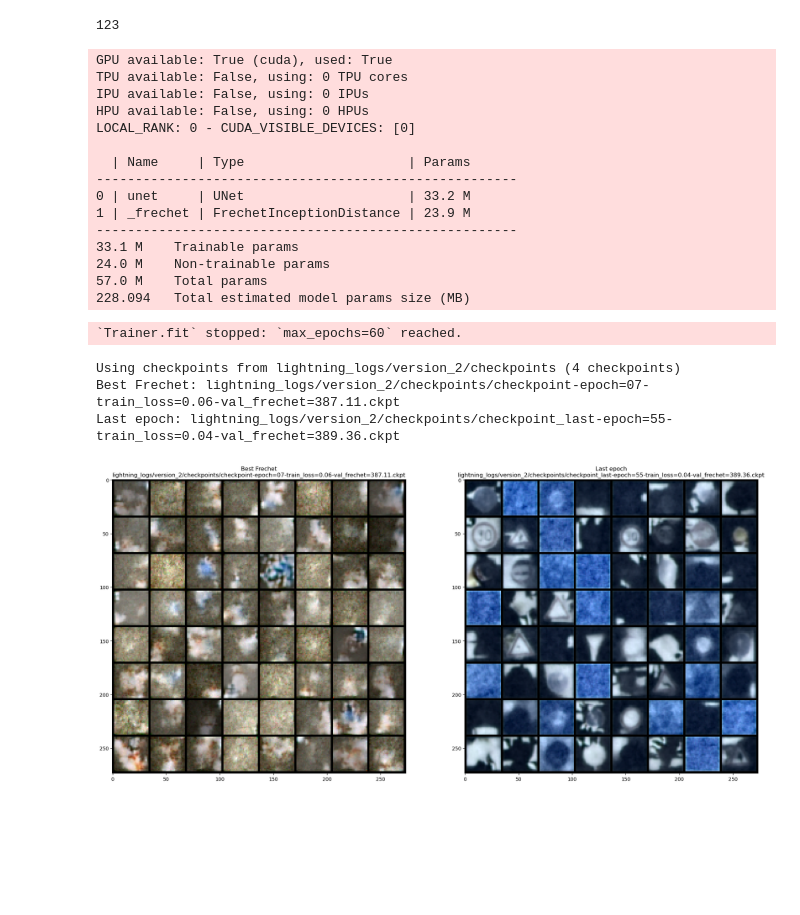
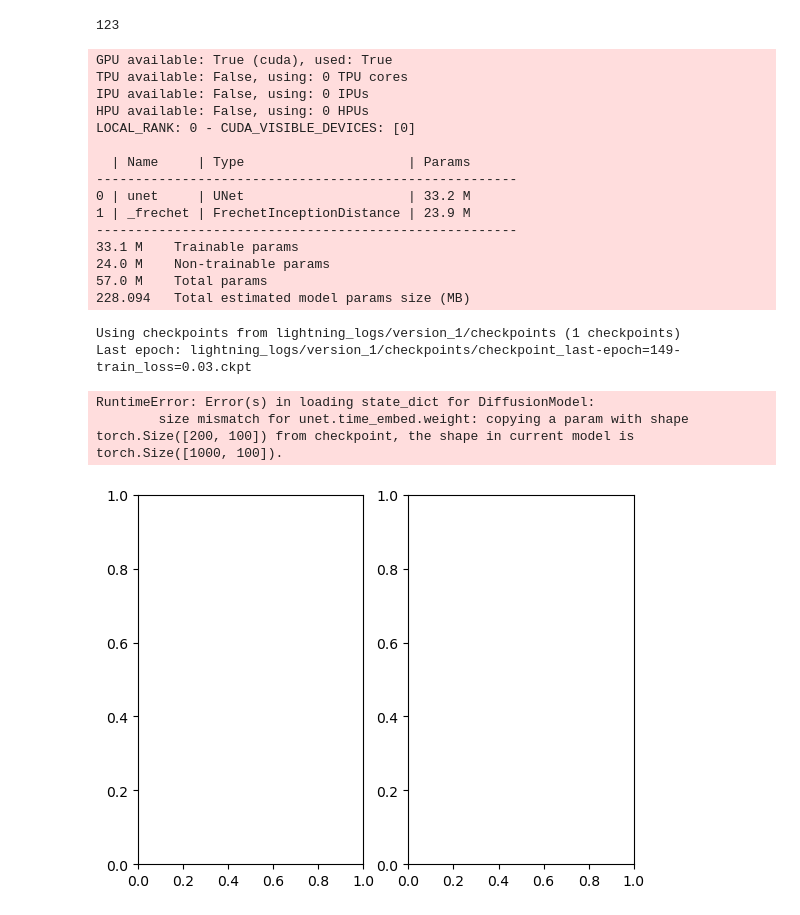
Before and after one commit to SNURTEL/24l-ssne, a Jupyter notebook: proj4/piatek_owienko_schafer_miniproject4.ipynb, the cells around one changed output. Cells and saved outputs as stored; diff of their text form; code cells hidden in the pictures; blank space fills up the shorter version.

```diff
--- a/proj4/piatek_owienko_schafer_miniproject4.ipynb
+++ b/proj4/piatek_owienko_schafer_miniproject4.ipynb
@@ -176,7 +176,7 @@ class UNet(nn.Module):
         self.time_embed.weight.data = sinusoidal_embedding(n_steps, time_emb_dim)
         self.time_embed.requires_grad_(False)
 
-        self.te0d = self._make_te(time_emb_dim, 3)
+        self.te0d = self._make_te(time_emb_dim, n_channels)
         self.inc = (DoubleConv(n_channels, 64))
         self.te1d = self._make_te(time_emb_dim, 64)
         self.down1 = (Down(64, 128))
@@ -237,7 +237,7 @@ class DiffusionModel(pl.LightningModule):
         n_samples, _, _, _ = x.shape
         a_bar = self.alpha_bars[t]
         noise = noise if noise is not None else torch.randn(*x.shape).to(self.device)
-        corrupted = a_bar.sqrt().reshape(n_samples, 1, 1, 1) * x + (1 - a_bar).sqrt().reshape(n_samples, 1, 1, 1) * noise
+        corrupted = a_bar.sqrt() * x + (1 - a_bar).sqrt() * noise
         return corrupted
 
     def forward(self, x, t, noise=None) -> Any:
@@ -247,6 +247,9 @@ class DiffusionModel(pl.LightningModule):
         return self.unet(x, t)
 
     def generate1(self, n_images):
+        return self._denormalize1(self._generate1(n_images))
+
+    def _generate1(self, n_images):
         with torch.no_grad():
             x = torch.randn(n_images, 3, 32, 32).to(device)
             for t in reversed(range(self.n_steps)):
@@ -272,7 +275,7 @@ class DiffusionModel(pl.LightningModule):
                     # Adding some more noise like in Langevin Dynamics fashion
                     x = x + sigma_t * z
 
-            return self._denormalize1(x)
+            return x
 
 
     def training_step(self, batch, batch_idx):
@@ -296,12 +299,12 @@ class DiffusionModel(pl.LightningModule):
         optimizer = torch.optim.Adam(self.parameters(), lr=0.001)
         return optimizer
 
-    def validation_step(self, batch, batch_idx) -> Optional[STEP_OUTPUT]:
-        n_steps = 40
-        images, _ = batch
-        distance = self.calc_frechet(images=images, n_steps=n_steps)
-        self.log(f"val_frechet", distance)
-        return distance
+    # def validation_step(self, batch, batch_idx) -> Optional[STEP_OUTPUT]:
+    #     n_steps = 40
+    #     images, _ = batch
+    #     distance = self.calc_frechet(images=images, n_steps=n_steps)
+    #     self.log(f"val_frechet", distance)
+    #     return distance
 
     def calc_frechet(self, images, n_steps):
         """Expecting input to be normalized [-1, 1]"""
@@ -359,28 +362,29 @@ if CHECKPOINT:
 else:
     model = DiffusionModel(UNet(3, n_steps=1000, time_emb_dim=100), betas_min=1e-4, betas_max=0.02, n_steps=1000).to(device)
 
-best_frechet_callback = ModelCheckpoint(
-    save_top_k=3,
-    monitor="val_frechet",
-    mode="min",
-    filename="checkpoint-{epoch:02d}-{train_loss:.2f}-{val_frechet:.2f}",
-)
+# best_frechet_callback = ModelCheckpoint(
+#     save_top_k=3,
+#     monitor="val_frechet",
+#     mode="min",
+#     filename="checkpoint-{epoch:02d}-{train_loss:.2f}-{val_frechet:.2f}",
+# )
 
 last_epoch_callback = ModelCheckpoint(
     save_top_k=1,
     monitor="epoch",
     mode="max",
-    filename="checkpoint_last-{epoch:02d}-{train_loss:.2f}-{val_frechet:.2f}",
+    filename="checkpoint_last-{epoch:02d}-{train_loss:.2f}",
+    # filename="checkpoint_last-{epoch:02d}-{train_loss:.2f}-{val_frechet:.2f}",
 )
 
 trainer = pl.Trainer(
-    max_epochs=60,
+    max_epochs=2,
     callbacks=[
-        best_frechet_callback,
+        # best_frechet_callback,
         last_epoch_callback
     ],
     log_every_n_steps=16,  # Dataset size / n batches with batch size 2048
-    check_val_every_n_epoch=8
+    # check_val_every_n_epoch=8
 )
 
 trainer.fit(model, datamodule=dm, ckpt_path=CHECKPOINT)
@@ -400,7 +404,6 @@ LOCAL_RANK: 0 - CUDA_VISIBLE_DEVICES: [0]
 24.0 M    Non-trainable params
 57.0 M    Total params
 228.094   Total estimated model params size (MB)
-`Trainer.fit` stopped: `max_epochs=60` reached.
 # %%
 # NOTE: for some reason (spent 3h figuring out why), if training was resumed from a checkpoint,
 # the model has to be re-loaded before evaluation - in other case, results are essentially garbage
@@ -411,31 +414,38 @@ LOGS_PATH = Path("lightning_logs")
 CHECKPOINTS_PATH = max(LOGS_PATH.glob("./*"), key=lambda x: int(x.name.split("_")[-1])) / "checkpoints"
 print(f"Using checkpoints from {CHECKPOINTS_PATH} ({len([f for f in CHECKPOINTS_PATH.glob('./*')])} checkpoints)")
 
-best_frechet_checkpoint = min((f for f in CHECKPOINTS_PATH.glob('./*') if not f.stem.startswith("checkpoint_last")),  key=lambda x: float(x.stem.split('=')[-1]))
+# best_frechet_checkpoint = min((f for f in CHECKPOINTS_PATH.glob('./*') if not f.stem.startswith("checkpoint_last")),  key=lambda x: float(x.stem.split('=')[-1]))
 last_epoch_checkpoint = max((f for f in CHECKPOINTS_PATH.glob('./*') if f.stem.startswith("checkpoint_last")), key=lambda x: int(x.stem.split('-')[1].split('=')[-1]))
-print(f"Best Frechet: {best_frechet_checkpoint}")
+# print(f"Best Frechet: {best_frechet_checkpoint}")
 print(f"Last epoch: {last_epoch_checkpoint}")
 # %% [output]
-Using checkpoints from lightning_logs/version_2/checkpoints (4 checkpoints)
-Best Frechet: lightning_logs/version_2/checkpoints/checkpoint-epoch=07-train_loss=0.06-val_frechet=387.11.ckpt
-Last epoch: lightning_logs/version_2/checkpoints/checkpoint_last-epoch=55-train_loss=0.04-val_frechet=389.36.ckpt
+Using checkpoints from lightning_logs/version_1/checkpoints (1 checkpoints)
+Last epoch: lightning_logs/version_1/checkpoints/checkpoint_last-epoch=149-train_loss=0.03.ckpt
 # %%
 # model.eval()
 
-fig, axes = plt.subplots(1, 2, figsize=(24, 48))
+fig, axes = plt.subplots(1, 2)
 
 for path, name, ax in zip(
-        (best_frechet_checkpoint, last_epoch_checkpoint),
-        ("Best Frechet", "Last epoch"),
+        (
+                # best_frechet_checkpoint,
+                last_epoch_checkpoint,
+        ),
+        (
+                # "Best Frechet",
+                "Last epoch",
+        ),
     axes
 ):
     m = DiffusionModel.load_from_checkpoint(path, unet=UNet(3, n_steps=1000, time_emb_dim=100), betas_min=1e-4, betas_max=0.02, n_steps=1000).to(device)
 
-    preds = m.generate1(64).cpu()
+    preds = m.generate1(16).cpu()
     ax.set_title(f"{name}\n{path}")
     ax.imshow((torchvision.utils.make_grid(preds).permute(1, 2, 0)))
 # %% [output]
+RuntimeError: Error(s) in loading state_dict for DiffusionModel:
+        size mismatch for unet.time_embed.weight: copying a param with shape torch.Size([200, 100]) from checkpoint, the shape in current model is torch.Size([1000, 100]).
-[figure, old version]
+[figure, new version]
 # %%
 # test arbitrary checkpoints here
 
```
Also changed, not shown: parts of 1 cell of this notebook, 1 other file.
